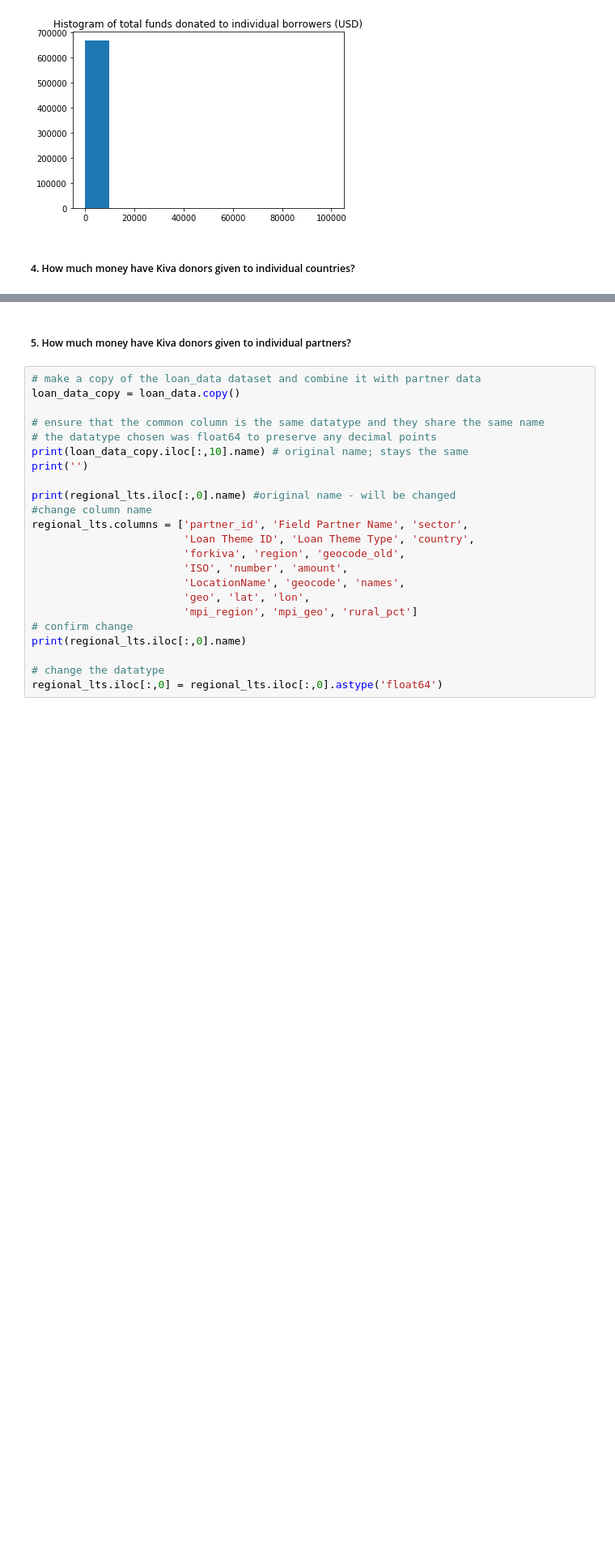
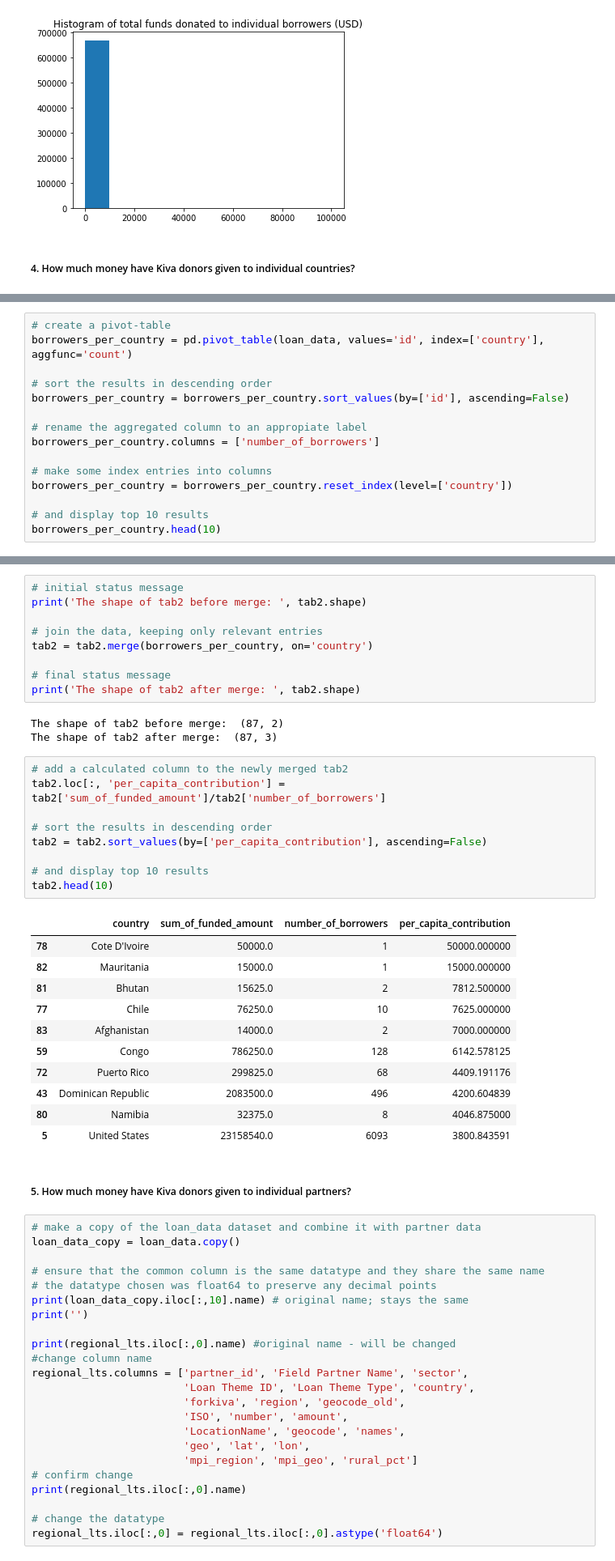
Before and after one commit to masterpython4ds/assignment-1-CeeThinwa, a Jupyter notebook: KIVA Analysis.ipynb, the cells around one changed output, grey strips where cells are left out. Shown at 81% size. Saved outputs shown, nothing was run; the diff lists cells and outputs as text; blank space fills up the shorter version.

```diff
--- a/KIVA Analysis.ipynb
+++ b/KIVA Analysis.ipynb
@@ -404 +410,16 @@ Name: funded_amount, dtype: float64
 [figure]
+# %%
+# create a pivot-table
+borrowers_per_country = pd.pivot_table(loan_data, values='id', index=['country'], aggfunc='count')
+
+# sort the results in descending order
+borrowers_per_country = borrowers_per_country.sort_values(by=['id'], ascending=False)
+
+# rename the aggregated column to an appropiate label
+borrowers_per_country.columns = ['number_of_borrowers']
+
+# make some index entries into columns
+borrowers_per_country = borrowers_per_country.reset_index(level=['country'])
+
+# and display top 10 results
+borrowers_per_country.head(10)
@@ -405,3 +438,36 @@ Name: funded_amount, dtype: float64
+# %%
+# initial status message
+print('The shape of tab2 before merge: ', tab2.shape)
+
+# join the data, keeping only relevant entries
+tab2 = tab2.merge(borrowers_per_country, on='country')
+
+# final status message
+print('The shape of tab2 after merge: ', tab2.shape)
+# %% [output]
+The shape of tab2 before merge:  (87, 2)
+The shape of tab2 after merge:  (87, 3)
+# %%
+# add a calculated column to the newly merged tab2
+tab2.loc[:, 'per_capita_contribution'] = tab2['sum_of_funded_amount']/tab2['number_of_borrowers']
+
+# sort the results in descending order
+tab2 = tab2.sort_values(by=['per_capita_contribution'], ascending=False)
+
+# and display top 10 results
+tab2.head(10)
+# %% [output]
+|  | country | sum_of_funded_amount | number_of_borrowers | per_capita_contribution |
+| 78 | Cote D'Ivoire | 50000.0 | 1 | 50000.000000 |
+| 82 | Mauritania | 15000.0 | 1 | 15000.000000 |
+| 81 | Bhutan | 15625.0 | 2 | 7812.500000 |
+| 77 | Chile | 76250.0 | 10 | 7625.000000 |
+| 83 | Afghanistan | 14000.0 | 2 | 7000.000000 |
+| 59 | Congo | 786250.0 | 128 | 6142.578125 |
+| 72 | Puerto Rico | 299825.0 | 68 | 4409.191176 |
+| 43 | Dominican Republic | 2083500.0 | 496 | 4200.604839 |
+| 80 | Namibia | 32375.0 | 8 | 4046.875000 |
+| 5 | United States | 23158540.0 | 6093 | 3800.843591 |
 # %% [markdown]
 ##### 5. How much money have Kiva donors given to individual partners?
 # %%
```
Also changed, not shown: parts of 13 cells of this notebook.
